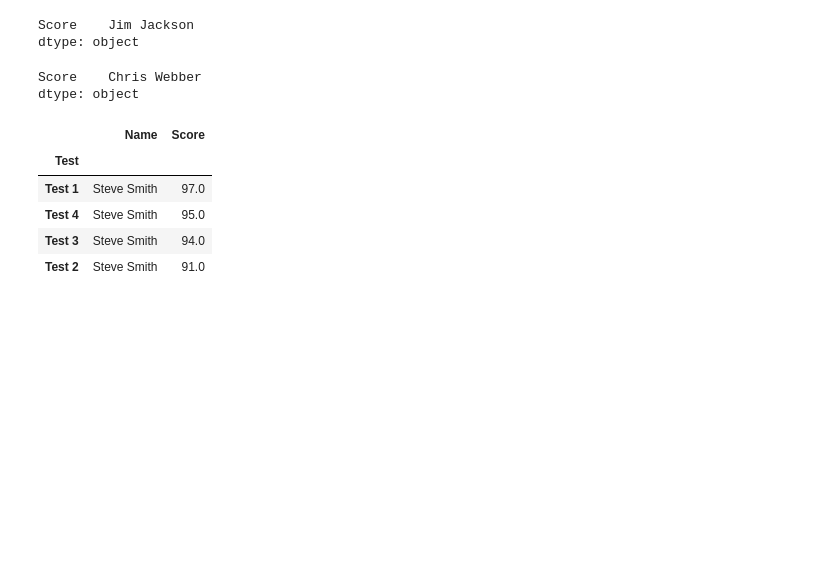
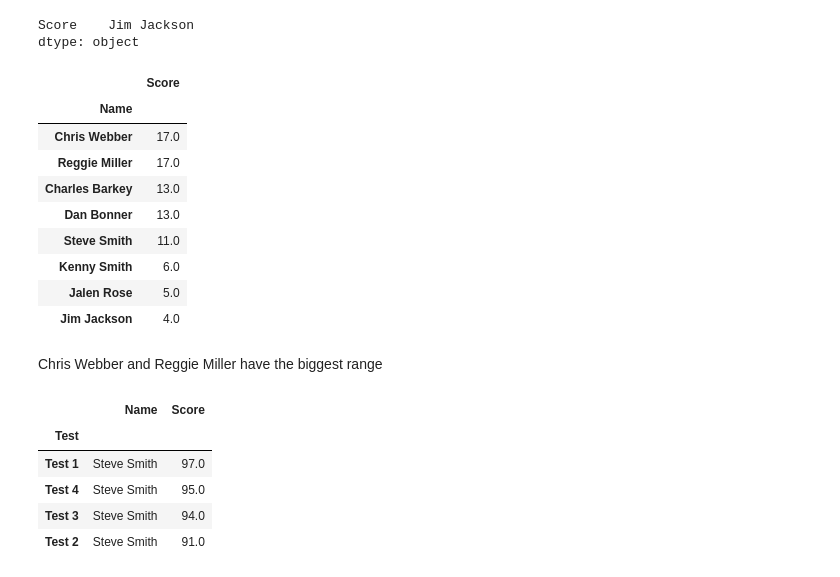
Before and after one commit to Johnnydaszhu/Analytics-Programming-DAV-5400, a Jupyter notebook: Q_Zhu_Project3.ipynb, the cells around one changed output. Drawn from its saved outputs; the diff is of its cells as text; code cells hidden in the pictures; blank space fills up the shorter version.

```diff
--- a/Q_Zhu_Project3.ipynb
+++ b/Q_Zhu_Project3.ipynb
@@ -65,12 +65,22 @@ dtype: object
 # %%
 # def a fuction of range and call that fuction with groupby as well as idxmax() to find the biggest range
 def peak_to_peak(arr):
     return arr.max() - arr.min()
 
-Student_Test_Data_long_df.groupby('Name').agg(peak_to_peak).idxmax()
+Student_Test_Data_long_df.groupby('Name').agg(peak_to_peak).sort_values(by='Score', ascending=False)
 # %% [output]
-Score    Chris Webber
-dtype: object
+|  | Score |
+| Name |  |
+| Chris Webber | 17.0 |
+| Reggie Miller | 17.0 |
+| Charles Barkey | 13.0 |
+| Dan Bonner | 13.0 |
+| Steve Smith | 11.0 |
+| Kenny Smith | 6.0 |
+| Jalen Rose | 5.0 |
+| Jim Jackson | 4.0 |
+# %% [markdown]
+Chris Webber and Reggie Miller have the biggest range
 # %%
 # use "max()" and "groupby" to find the test has highest score
 Student_Test_Data_long_df.groupby('Test').max().sort_values(by='Score', ascending=False)
```
